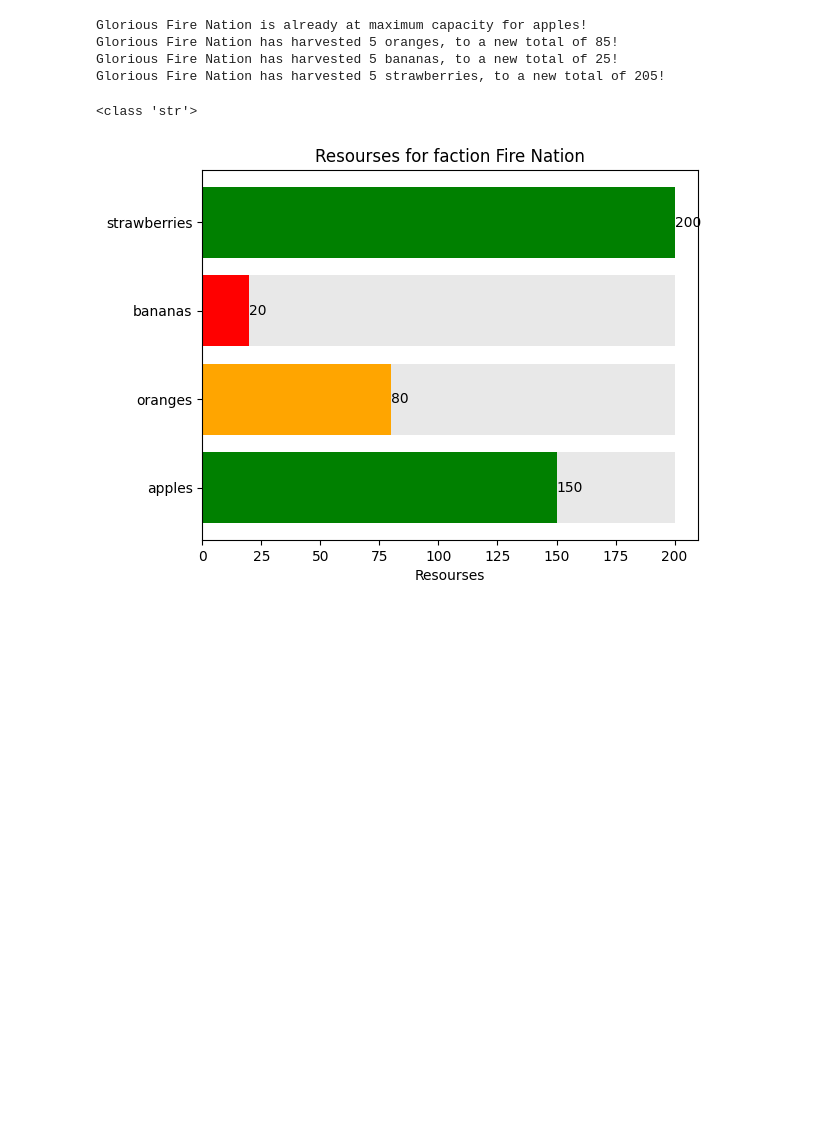
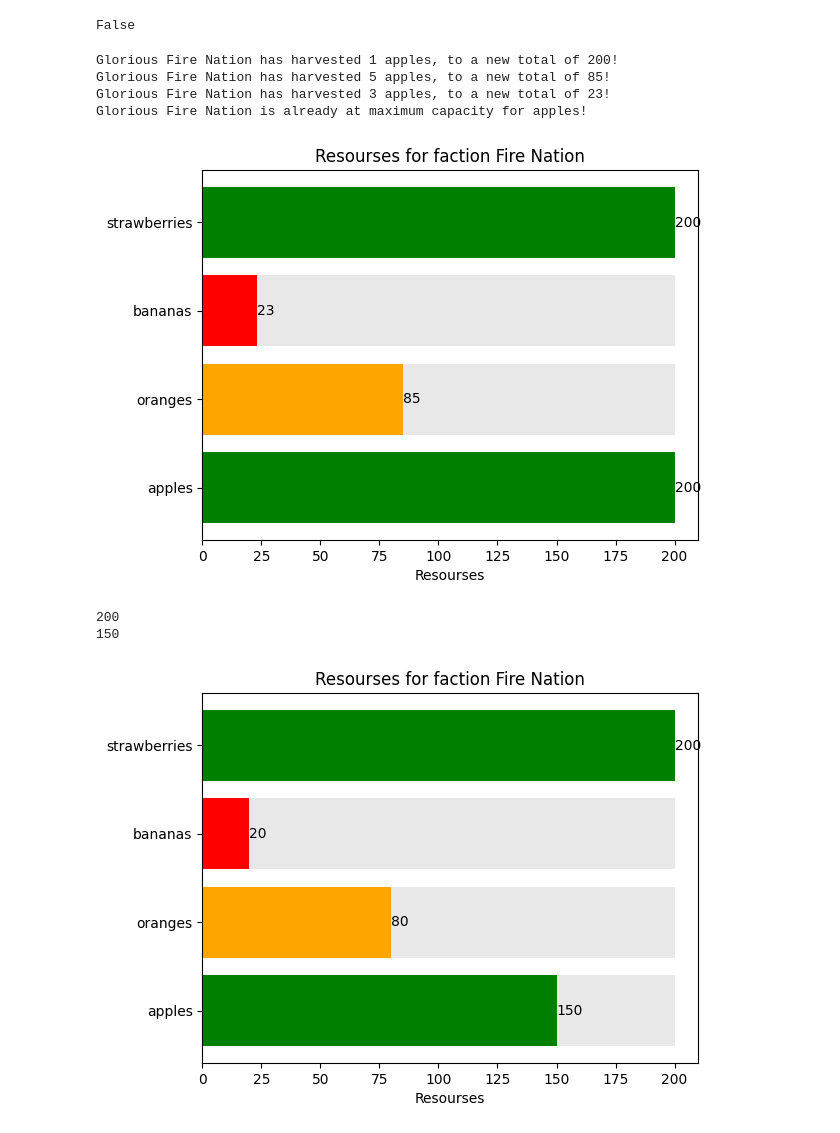
Before and after one commit to Siwenli0615/Siwen-ITHS-AI23, a Jupyter notebook: Laboration2 FactionWar.ipynb, the cells around one changed output. Cells and saved outputs as stored; diff of their text form; code cells hidden in the pictures; blank space fills up the shorter version.

```diff
--- a/Laboration2 FactionWar.ipynb
+++ b/Laboration2 FactionWar.ipynb
@@ -168,16 +154,30 @@ class Faction:
+# %%
+def victory():
+
+    return True
+  else:
+    return False
+
+victory()
+# %% [output]
+False
 # %%
-fire_nation = Faction('Fire Nation', 200, 80, 20, 200)
+fire_nation = Faction('Fire Nation', 199, 80, 20, 200)
 fire_nation.organical_growth()
 # %% [output]
+Glorious Fire Nation has harvested 1 apples, to a new total of 200!
+Glorious Fire Nation has harvested 5 apples, to a new total of 85!
+Glorious Fire Nation has harvested 3 apples, to a new total of 23!
 Glorious Fire Nation is already at maximum capacity for apples!
-Glorious Fire Nation has harvested 5 oranges, to a new total of 85!
-Glorious Fire Nation has harvested 5 bananas, to a new total of 25!
-Glorious Fire Nation has harvested 5 strawberries, to a new total of 205!
+[figure, added]
-# %%
-text = f"hej"
-print(type(text))
-# %% [output]
-<class 'str'>
+# %%
+fire_nation = Faction('Fire Nation', 200, 80, 20, 200)
+print(fire_nation.apples)
+fire_nation.alter_stock_value("apples",150)
+print(fire_nation.apples)
+# %% [output]
+200
+150
 # %%
 fire_nation = Faction('Fire Nation', 150, 80, 20, 200)
 
```
Also changed, not shown: parts of 1 cell of this notebook.
